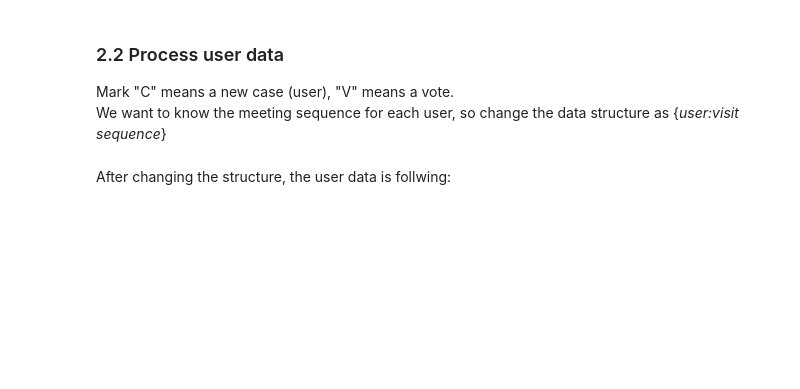
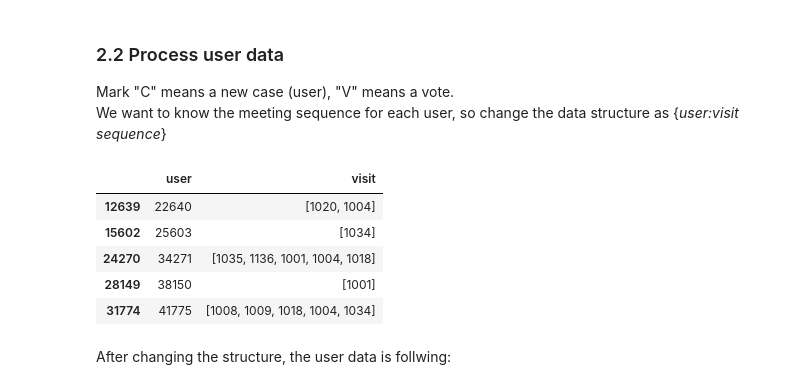
Before and after one commit to hanshanglin/COMP4433_project, a Jupyter notebook: explore.ipynb, the cells around one changed output. Cells and saved outputs as stored; diff of their text form; code cells hidden in the pictures; blank space fills up the shorter version.

```diff
--- a/explore.ipynb
+++ b/explore.ipynb
@@ -63,17 +69,25 @@ We want to know the meeting sequence for each user, so change the data structure
 # %%
 user = []
 record = []
 temp_sequence = None
 for index, row in user_df.iterrows():
     if row['marks']=='C':
         if temp_sequence!= None:
             record.append(temp_sequence)
         user.append(row['ID'])
         temp_sequence=[]
     else:
         temp_sequence.append(row['ID'])
 record.append(temp_sequence)
 user_df = pd.DataFrame({"user":user,"visit":record})
+user_df.sample(5)
+# %% [output]
+|  | user | visit |
+| 12639 | 22640 | [1020, 1004] |
+| 15602 | 25603 | [1034] |
+| 24270 | 34271 | [1035, 1136, 1001, 1004, 1018] |
+| 28149 | 38150 | [1001] |
+| 31774 | 41775 | [1008, 1009, 1018, 1004, 1034] |
 # %% [markdown]
 After changing the structure, the user data is follwing:
 # %%
```
Also changed, not shown: parts of 24 cells of this notebook, 1 other file.
